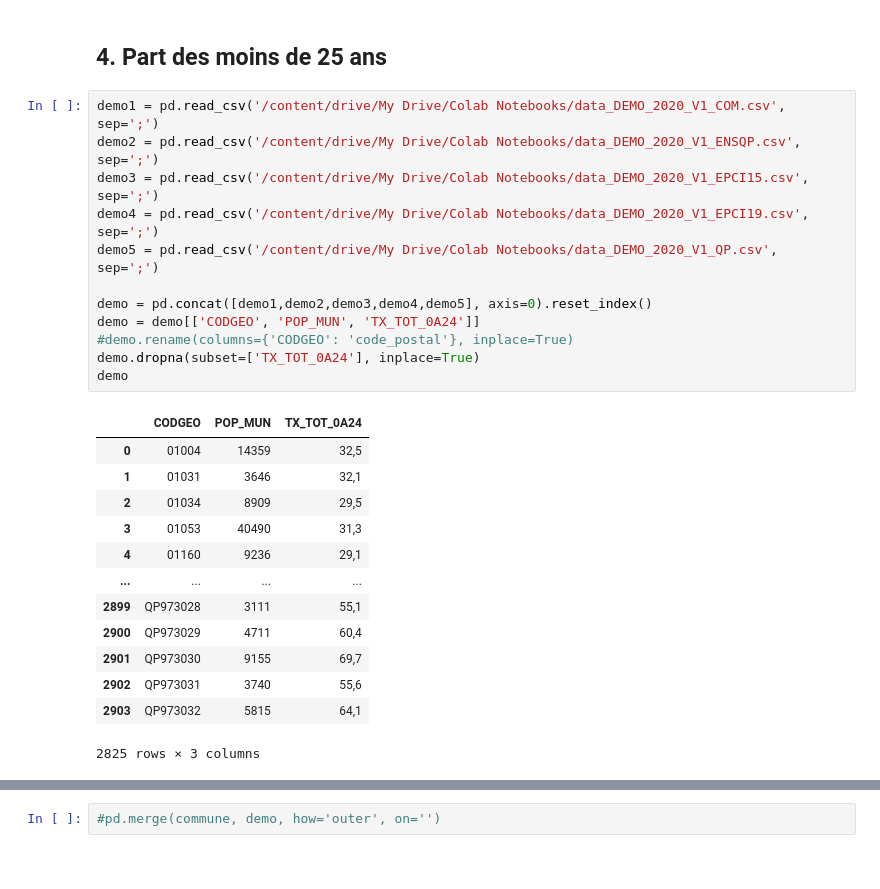
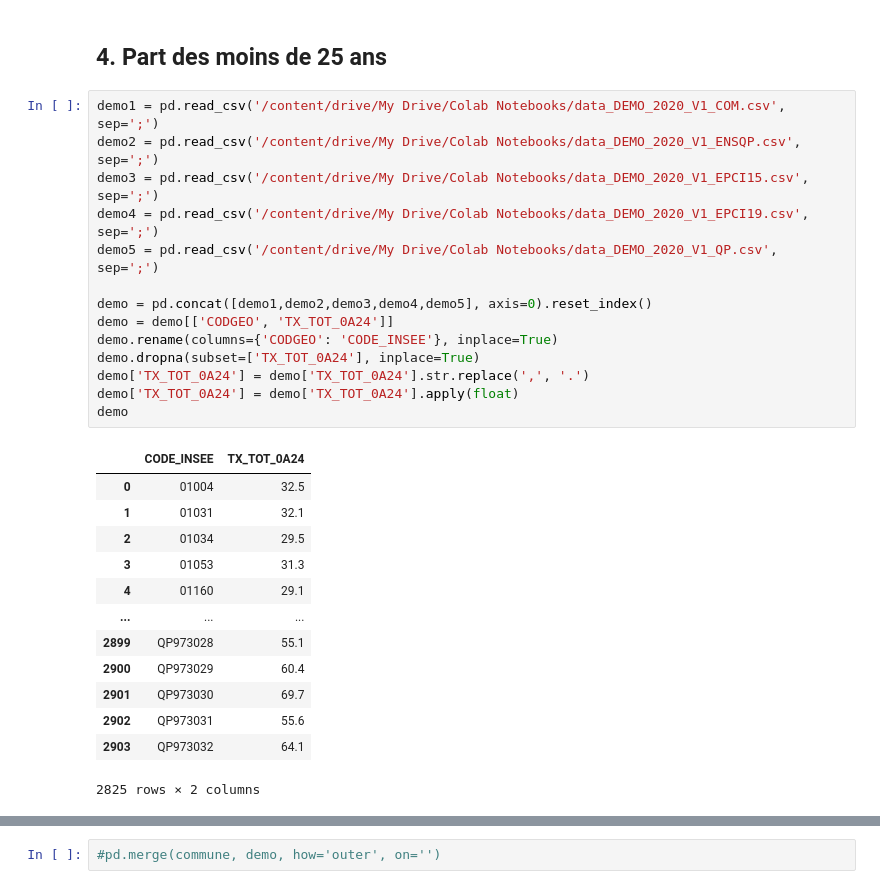
Before and after one commit to dataforgoodfr/batch8_mednum, a Jupyter notebook: notebooks/acces_information.ipynb, the cells around one changed output, grey strips where cells are left out. Saved outputs shown, nothing was run; the diff lists cells and outputs as text.

```diff
--- a/notebooks/acces_information.ipynb
+++ b/notebooks/acces_information.ipynb
@@ -396,26 +404,28 @@ df
 # %%
 demo1 = pd.read_csv('/content/drive/My Drive/Colab Notebooks/data_DEMO_2020_V1_COM.csv', sep=';')
 demo2 = pd.read_csv('/content/drive/My Drive/Colab Notebooks/data_DEMO_2020_V1_ENSQP.csv', sep=';')
 demo3 = pd.read_csv('/content/drive/My Drive/Colab Notebooks/data_DEMO_2020_V1_EPCI15.csv', sep=';')
 demo4 = pd.read_csv('/content/drive/My Drive/Colab Notebooks/data_DEMO_2020_V1_EPCI19.csv', sep=';')
 demo5 = pd.read_csv('/content/drive/My Drive/Colab Notebooks/data_DEMO_2020_V1_QP.csv', sep=';')
 
 demo = pd.concat([demo1,demo2,demo3,demo4,demo5], axis=0).reset_index()
-demo = demo[['CODGEO', 'POP_MUN', 'TX_TOT_0A24']]
-#demo.rename(columns={'CODGEO': 'code_postal'}, inplace=True)
+demo = demo[['CODGEO', 'TX_TOT_0A24']]
+demo.rename(columns={'CODGEO': 'CODE_INSEE'}, inplace=True)
 demo.dropna(subset=['TX_TOT_0A24'], inplace=True)
+demo['TX_TOT_0A24'] = demo['TX_TOT_0A24'].str.replace(',', '.')
+demo['TX_TOT_0A24'] = demo['TX_TOT_0A24'].apply(float)
 demo
 # %% [output]
-|  | CODGEO | POP_MUN | TX_TOT_0A24 |
-| 0 | 01004 | 14359 | 32,5 |
-| 1 | 01031 | 3646 | 32,1 |
-| 2 | 01034 | 8909 | 29,5 |
-| 3 | 01053 | 40490 | 31,3 |
-| 4 | 01160 | 9236 | 29,1 |
-| ... | ... | ... | ... |
-| 2899 | QP973028 | 3111 | 55,1 |
-| 2900 | QP973029 | 4711 | 60,4 |
-| 2901 | QP973030 | 9155 | 69,7 |
-| 2902 | QP973031 | 3740 | 55,6 |
-| 2903 | QP973032 | 5815 | 64,1 |
+|  | CODE_INSEE | TX_TOT_0A24 |
+| 0 | 01004 | 32.5 |
+| 1 | 01031 | 32.1 |
+| 2 | 01034 | 29.5 |
+| 3 | 01053 | 31.3 |
+| 4 | 01160 | 29.1 |
+| ... | ... | ... |
+| 2899 | QP973028 | 55.1 |
+| 2900 | QP973029 | 60.4 |
+| 2901 | QP973030 | 69.7 |
+| 2902 | QP973031 | 55.6 |
+| 2903 | QP973032 | 64.1 |
-2825 rows × 3 columns
+2825 rows × 2 columns
```
Also changed, not shown: parts of 11 cells of this notebook.
